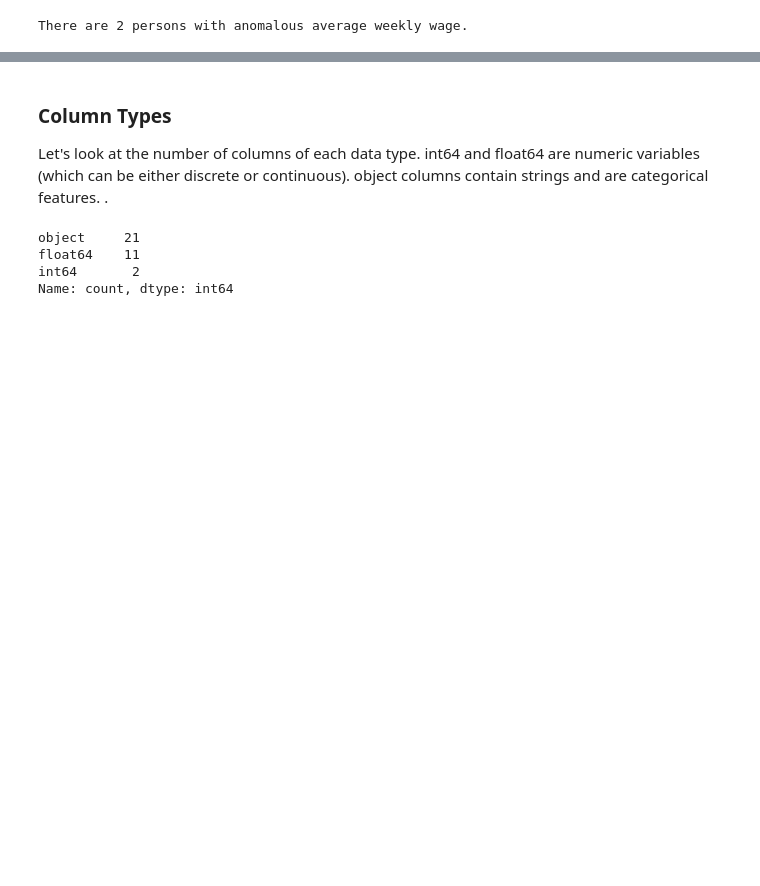
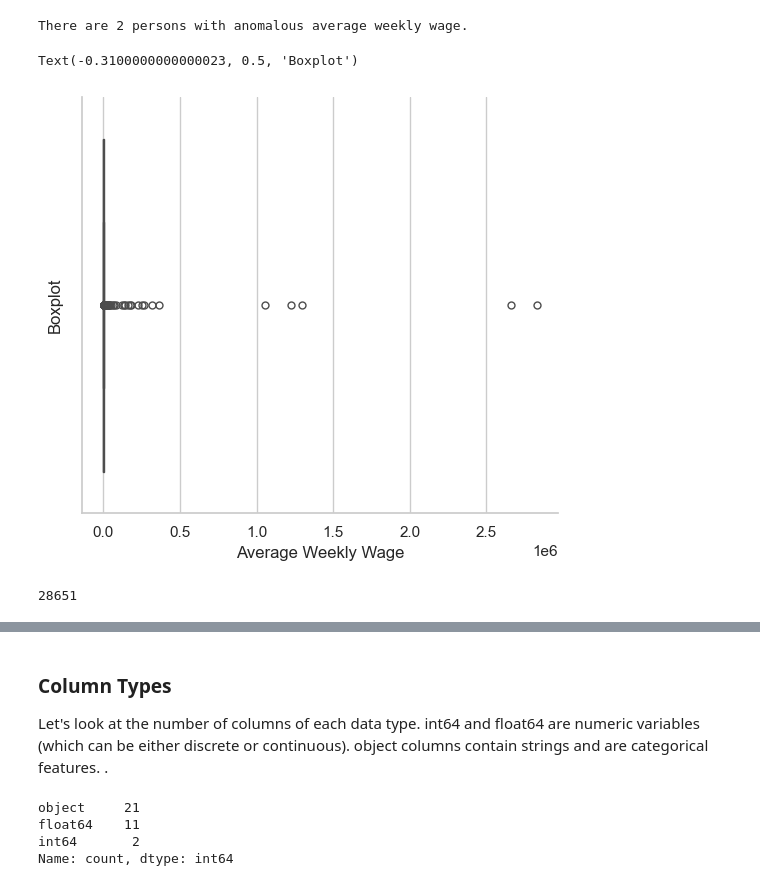
Before and after one commit to LenaHermann/ML_Project_Group52, a Jupyter notebook: alex_EDA.ipynb, the cells around one changed output, grey strips where cells are left out. Saved outputs shown, nothing was run; the diff lists cells and outputs as text; code cells hidden in the pictures; blank space fills up the shorter version.

```diff
--- a/alex_EDA.ipynb
+++ b/alex_EDA.ipynb
@@ -338,0 +398,3 @@ There are 0 persons with anomalous age of injury.
+# %%
+# Drop rows with missing values in "Age at Injury" column
+copy_train_df.dropna(subset=["Age at Injury"], inplace=True)
@@ -343,3 +407,16 @@ non_anom_wage = copy_train_df[copy_train_df['Average Weekly Wage'] != 2000000]
 print(f'There are {len(anom_wage)} persons with anomalous average weekly wage.')
 # %% [output]
 There are 2 persons with anomalous average weekly wage.
+# %%
+sns.catplot(data=copy_train_df, kind='box', x='Average Weekly Wage', color='cadetblue')
+plt.xlabel('Average Weekly Wage')
+plt.ylabel('Boxplot')
+# %% [output]
+Text(-0.3100000000000023, 0.5, 'Boxplot')
+[figure, added]
+# %%
+copy_train_df['Average Weekly Wage'].isnull().sum()
+
+# There are 28651 missing values in Average Weekly Wage (imputing them with the median to perform some visualizations)
+# %% [output]
+28651
```
Also changed, not shown: parts of 55 cells of this notebook.
